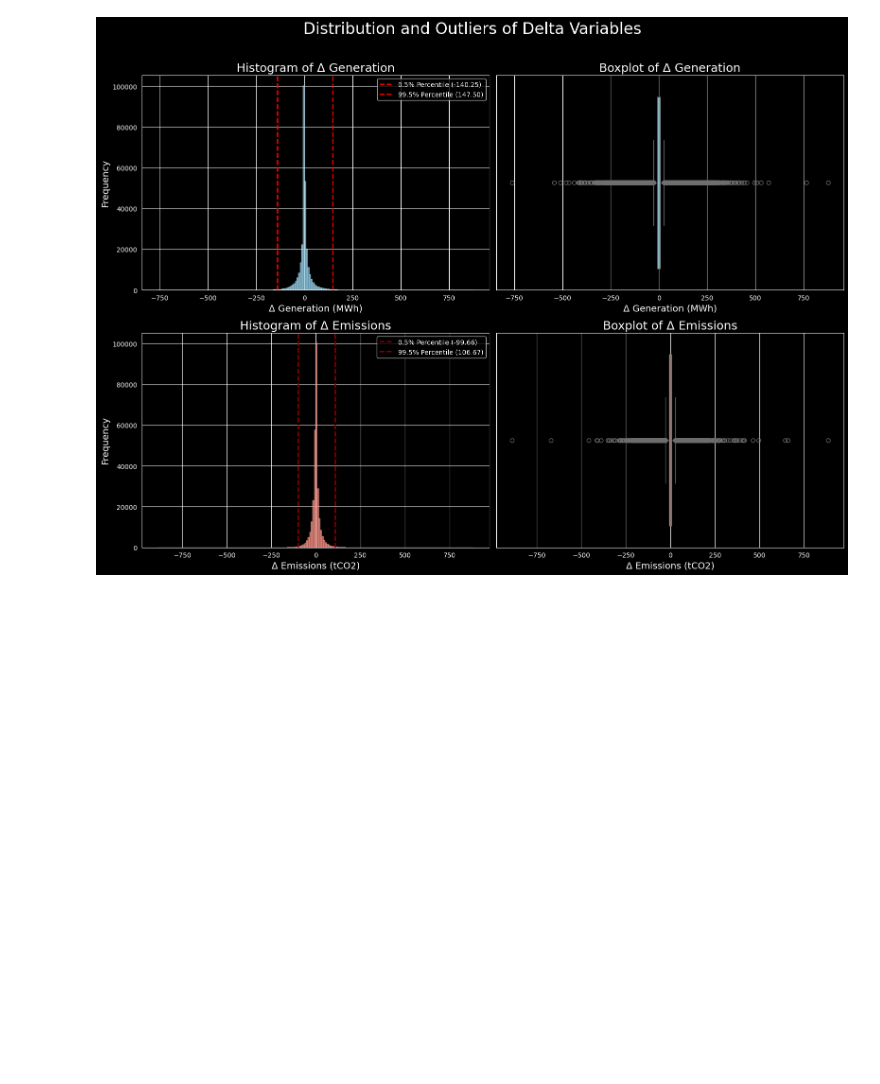
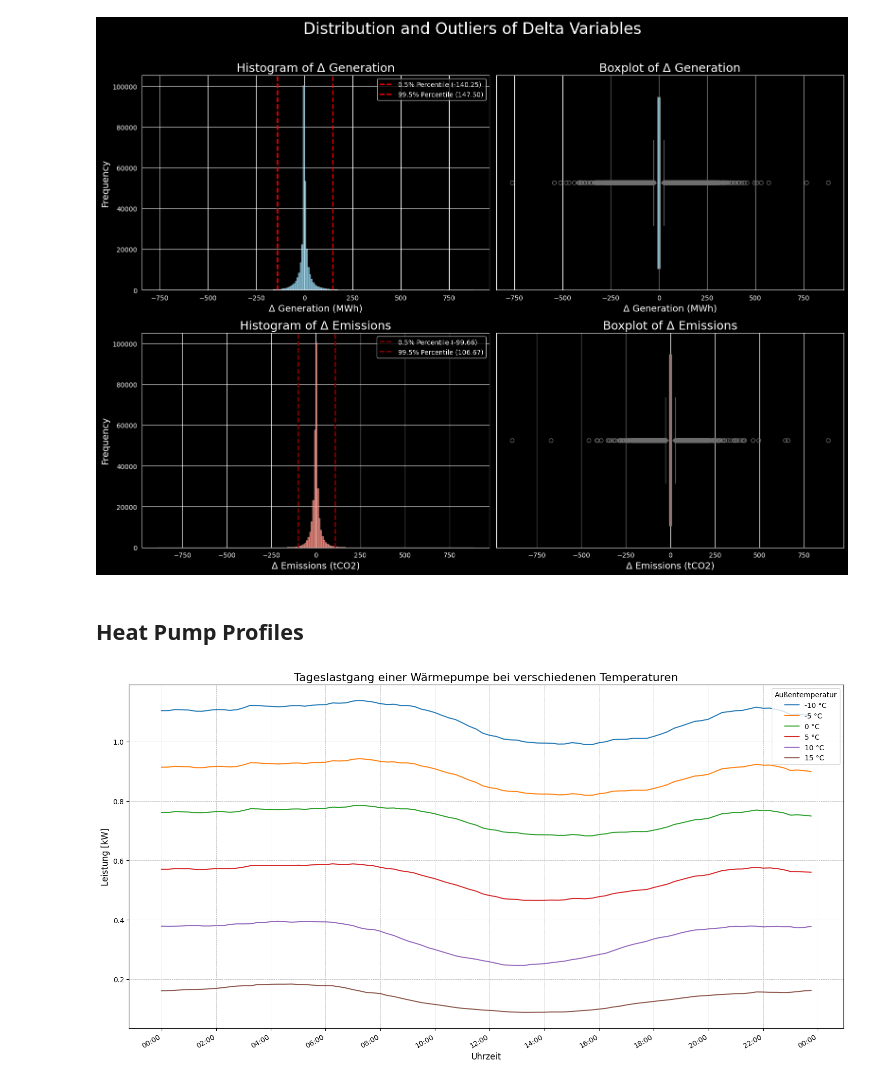
Before and after one commit to AK960/marginal-emissions-germany, a Jupyter notebook: notebooks/data_inspections.ipynb, the cells around one changed output. Saved outputs shown, nothing was run; the diff lists cells and outputs as text; code cells hidden in the pictures; blank space fills up the shorter version.

Commit message:
Last images

```diff
--- a/notebooks/data_inspections.ipynb
+++ b/notebooks/data_inspections.ipynb
@@ -296,3 +296,70 @@ plt.savefig(save_path, dpi=300)
 plt.show()
 # %% [output]
 [figure]
+# %% [markdown]
+## Heat Pump Profiles
+# %%
+# Zuerst muss die Bibliothek 'xlrd' installiert sein.
+# Führe diesen Befehl bei Bedarf in einer Zelle aus: !pip install xlrd
+
+import pandas as pd
+import matplotlib.pyplot as plt
+import matplotlib.dates as mdates
+
+# --- 1. Daten laden und bereinigen ---
+
+file_path = '../data/raw/other/lastprofil-waermepumpe-muenchen.xls'
+
+# Lese die Excel-Datei:
+# - skiprows=4 überspringt die ersten 4 Zeilen.
+# - header=0 verwendet die 5. Zeile als Spaltenüberschriften.
+# - index_col=0 verwendet die erste Spalte ('Uhrzeit') als Index.
+df_hp = pd.read_excel(file_path, skiprows=4, header=0, index_col=0)
+
+# Wandle die Spaltennamen (Temperaturen) in Strings um, damit wir sie sicher auswählen können.
+df_hp.columns = df_hp.columns.map(str)
+
+
+# --- 2. Daten für den Plot vorbereiten ---
+
+# Wähle die Temperatur-Spalten aus, die geplottet werden sollen.
+# Diese müssen exakt mit den Spaltennamen in der Datei übereinstimmen.
+columns_to_plot = ['-10', '-5', '0', '5', '10', '15']
+
+# Der Index ist aktuell ein String ('00:00-00:15'). Wir extrahieren die Startzeit
+# und erstellen einen sauberen Datetime-Index, der für Plots geeignet ist.
+plot_index = pd.to_datetime(df_hp.index.str.split('-').str[0], format='%H:%M')
+
+
+# --- 3. Daten plotten ---
+
+with plt.style.context('default'):
+    fig, ax = plt.subplots(figsize=(15, 8))
+
+    # Plotte den Lastgang für jede ausgewählte Temperatur.
+    for temp in columns_to_plot:
+        if temp in df_hp.columns:
+            ax.plot(plot_index, df_hp[temp], label=f'{temp} °C')
+        else:
+            print(f"Warnung: Spalte '{temp}' wurde nicht gefunden und wird übersprungen.")
+
+    # --- 4. Plot formatieren ---
+
+    # Formatiere die X-Achse, um die Uhrzeit im Format HH:MM anzuzeigen.
+    ax.xaxis.set_major_formatter(mdates.DateFormatter('%H:%M'))
+    ax.xaxis.set_major_locator(mdates.HourLocator(interval=2)) # Alle 2 Stunden ein Tick
+
+    # Titel und Achsenbeschriftungen
+    ax.set_title('Tageslastgang einer Wärmepumpe bei verschiedenen Temperaturen', fontsize=16)
+    ax.set_xlabel('Uhrzeit', fontsize=12)
+    ax.set_ylabel('Leistung [kW]', fontsize=12)
+
+    # Legende und Gitter hinzufügen
+    ax.legend(title='Außentemperatur')
+    ax.grid(True, which='both', linestyle='--', linewidth=0.5)
+
+    fig.autofmt_xdate() # Rotiert die X-Achsen-Labels für bessere Lesbarkeit
+    plt.tight_layout()
+    plt.show()
+# %% [output]
+[figure, added]
```
Also changed, not shown: parts of 2 cells of this notebook, 2 other files.
